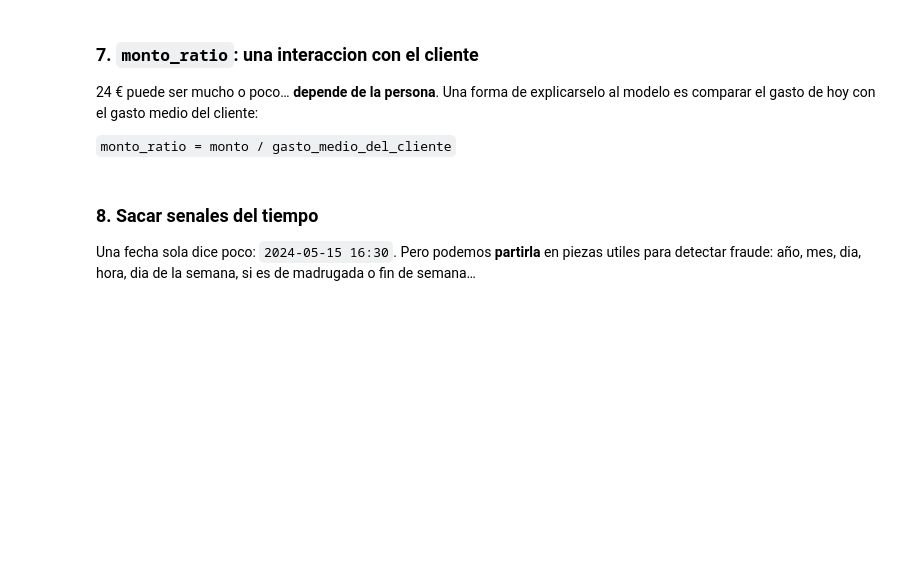
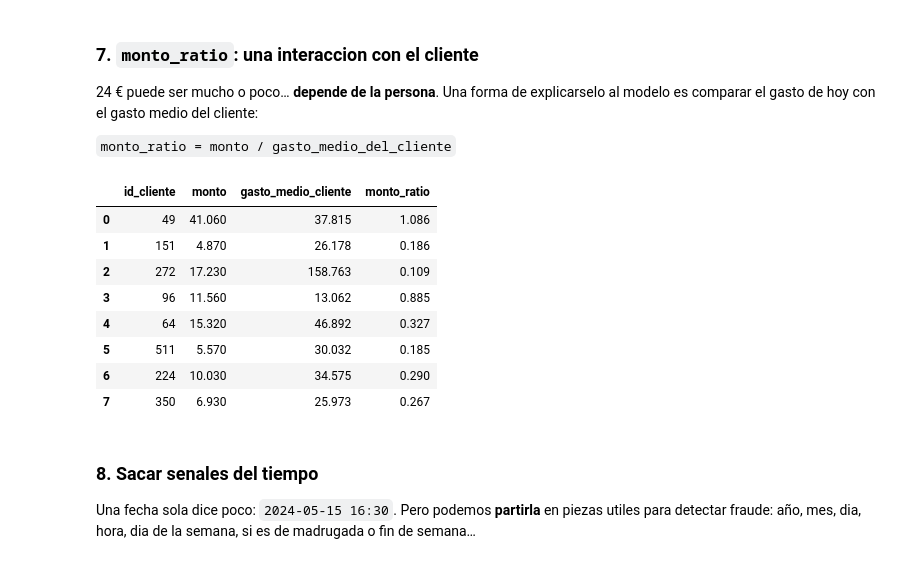
Before and after one commit to dtoralg/TheValley_MDS, a Jupyter notebook: [07] - Ingenieria_de_Variables_I/[01] - Notebooks/E1_Tus_Primeras_Features.ipynb, the cells around one changed output. Cells and saved outputs as stored; diff of their text form; code cells hidden in the pictures; blank space fills up the shorter version.

```diff
--- a/[07] - Ingenieria_de_Variables_I/[01] - Notebooks/E1_Tus_Primeras_Features.ipynb
+++ b/[07] - Ingenieria_de_Variables_I/[01] - Notebooks/E1_Tus_Primeras_Features.ipynb
@@ -250,7 +317,18 @@ modelo es comparar el gasto de hoy con el gasto medio del cliente:
 # %%
 gasto_medio = df.groupby("id_cliente")["monto"].transform("mean")
 df["monto_ratio"] = df["monto"] / gasto_medio
-df[["id_cliente", "monto", "monto_ratio"]].head(8)
+df['gasto_medio_cliente'] = gasto_medio
+df[["id_cliente", "monto", "gasto_medio_cliente", "monto_ratio"]].head(8)
+# %% [output]
+|  | id_cliente | monto | gasto_medio_cliente | monto_ratio |
+| 0 | 49 | 41.060 | 37.815 | 1.086 |
+| 1 | 151 | 4.870 | 26.178 | 0.186 |
+| 2 | 272 | 17.230 | 158.763 | 0.109 |
+| 3 | 96 | 11.560 | 13.062 | 0.885 |
+| 4 | 64 | 15.320 | 46.892 | 0.327 |
+| 5 | 511 | 5.570 | 30.032 | 0.185 |
+| 6 | 224 | 10.030 | 34.575 | 0.290 |
+| 7 | 350 | 6.930 | 25.973 | 0.267 |
 # %% [markdown]
 ### 8. Sacar senales del tiempo
 
```
Also changed, not shown: parts of 10 cells of this notebook.
